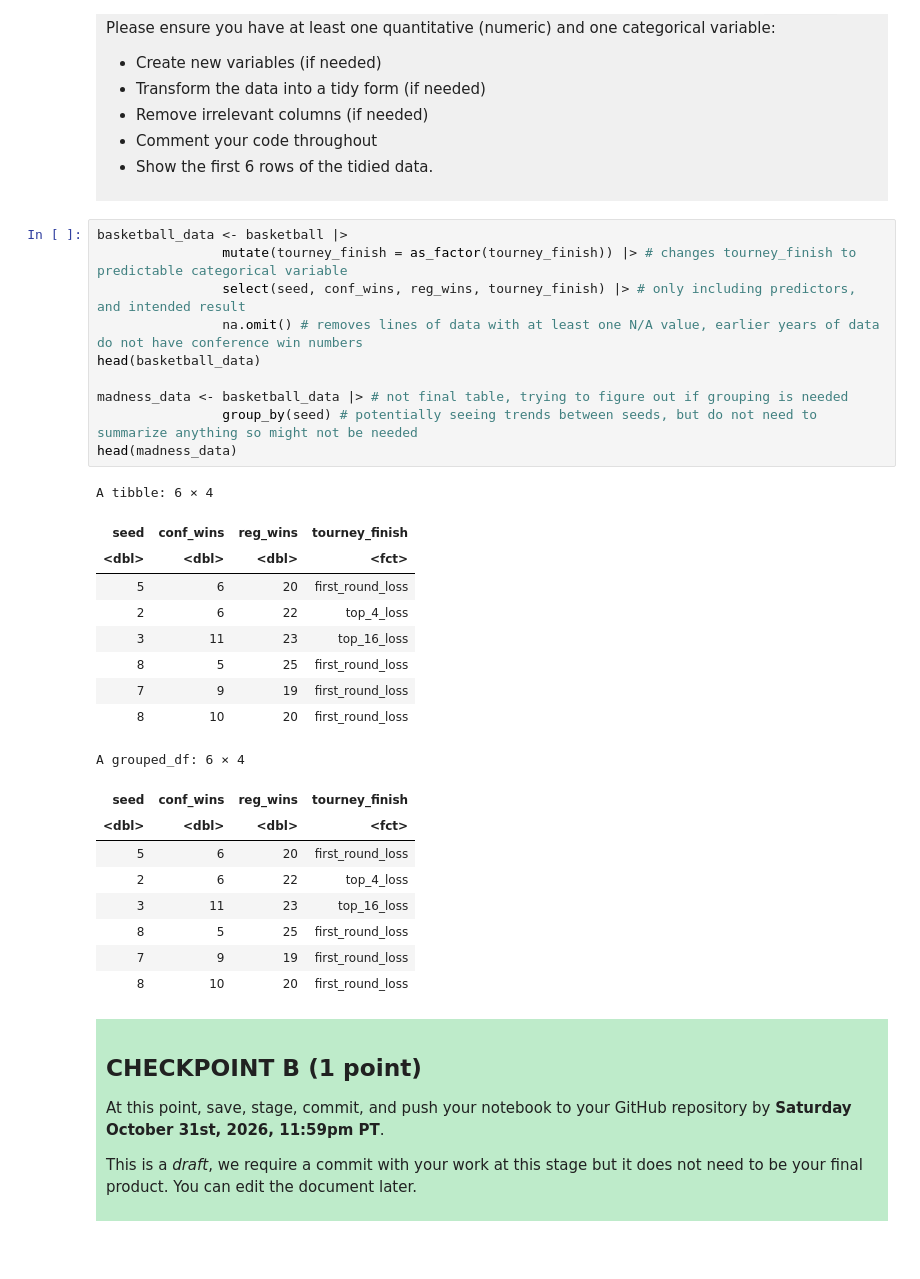
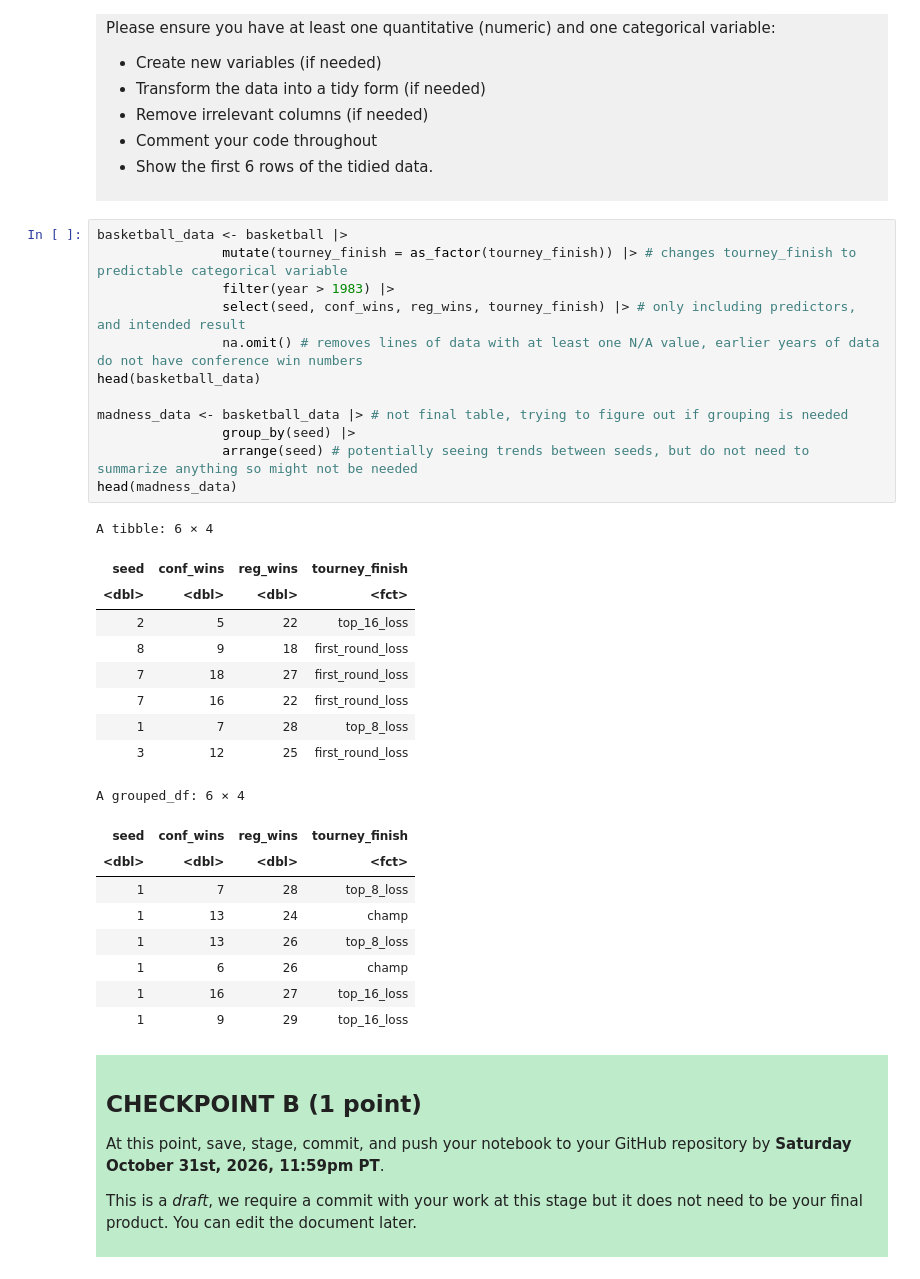
Before and after one commit to kh0-1/dsci-100-project-kimberly-ho, a Jupyter notebook: dsci-100-project-notebook.ipynb, the cells around one changed output. Cells and saved outputs as stored; diff of their text form.

Commit message:
Checkpoint C in progress - first tables and visualizations

```diff
--- a/dsci-100-project-notebook.ipynb
+++ b/dsci-100-project-notebook.ipynb
@@ -213,32 +227,34 @@ Produce a tidy data set that could be used to answer your research question usin
 # %%
 basketball_data <- basketball |>
                 mutate(tourney_finish = as_factor(tourney_finish)) |> # changes tourney_finish to predictable categorical variable
+                filter(year > 1983) |>
                 select(seed, conf_wins, reg_wins, tourney_finish) |> # only including predictors, and intended result
                 na.omit() # removes lines of data with at least one N/A value, earlier years of data do not have conference win numbers
 head(basketball_data)
 
 madness_data <- basketball_data |> # not final table, trying to figure out if grouping is needed
-                group_by(seed) # potentially seeing trends between seeds, but do not need to summarize anything so might not be needed
+                group_by(seed) |>
+                arrange(seed) # potentially seeing trends between seeds, but do not need to summarize anything so might not be needed
 head(madness_data)
 # %% [output]
 A tibble: 6 × 4
 | seed | conf_wins | reg_wins | tourney_finish |
 | <dbl> | <dbl> | <dbl> | <fct> |
-| 5 | 6 | 20 | first_round_loss |
-| 2 | 6 | 22 | top_4_loss |
-| 3 | 11 | 23 | top_16_loss |
-| 8 | 5 | 25 | first_round_loss |
-| 7 | 9 | 19 | first_round_loss |
-| 8 | 10 | 20 | first_round_loss |
+| 2 | 5 | 22 | top_16_loss |
+| 8 | 9 | 18 | first_round_loss |
+| 7 | 18 | 27 | first_round_loss |
+| 7 | 16 | 22 | first_round_loss |
+| 1 | 7 | 28 | top_8_loss |
+| 3 | 12 | 25 | first_round_loss |
 A grouped_df: 6 × 4
 | seed | conf_wins | reg_wins | tourney_finish |
 | <dbl> | <dbl> | <dbl> | <fct> |
-| 5 | 6 | 20 | first_round_loss |
-| 2 | 6 | 22 | top_4_loss |
-| 3 | 11 | 23 | top_16_loss |
-| 8 | 5 | 25 | first_round_loss |
-| 7 | 9 | 19 | first_round_loss |
-| 8 | 10 | 20 | first_round_loss |
+| 1 | 7 | 28 | top_8_loss |
+| 1 | 13 | 24 | champ |
+| 1 | 13 | 26 | top_8_loss |
+| 1 | 6 | 26 | champ |
+| 1 | 16 | 27 | top_16_loss |
+| 1 | 9 | 29 | top_16_loss |
 # %% [markdown]
 <div style="background-color: #beebca; padding: 10px;">
 
```
Also changed, not shown: parts of 6 cells of this notebook.
